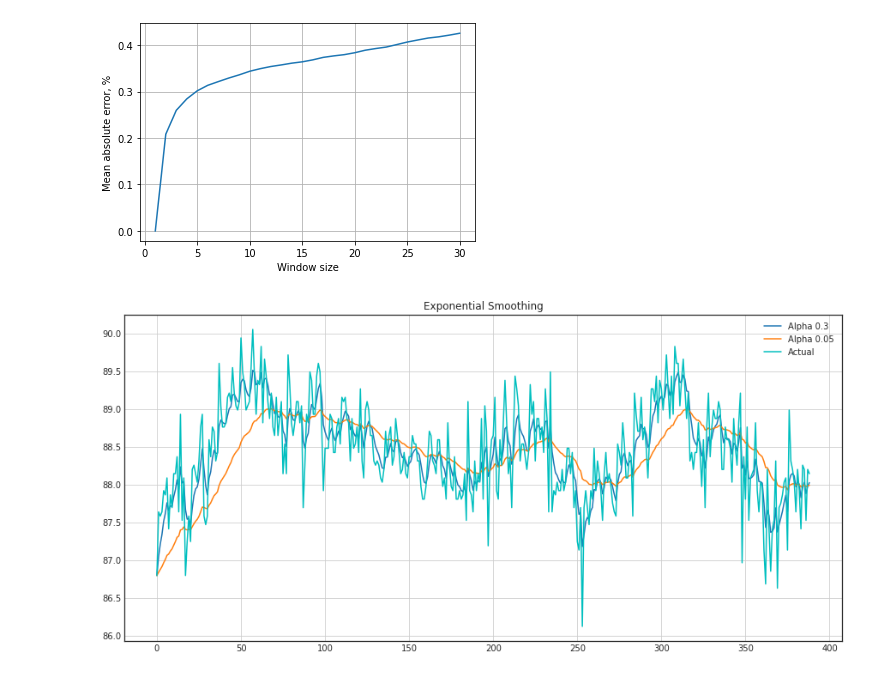
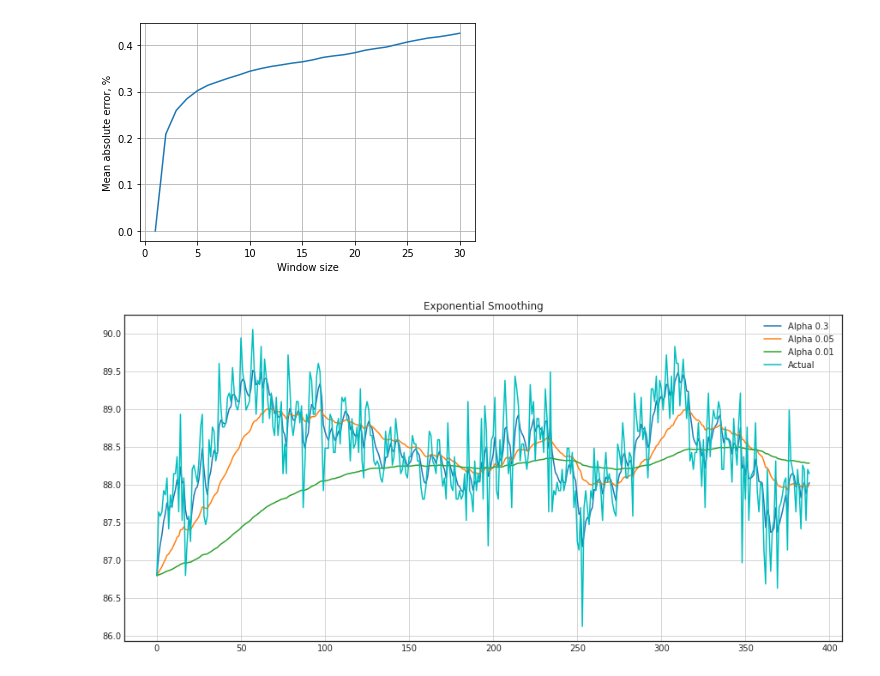
Before and after one commit to ivanokhotnikov/effmap, a Jupyter notebook: Notebooks/validation.ipynb, the cells around one changed output. Drawn from its saved outputs; the diff is of its cells as text; code cells hidden in the pictures.

```diff
--- a/Notebooks/validation.ipynb
+++ b/Notebooks/validation.ipynb
@@ -228,6 +212,6 @@ def plotExponentialSmoothing(series, alphas):
         plt.title("Exponential Smoothing")
         plt.grid(True)
 # %%
-plotExponentialSmoothing(df_forward, [0.3, 0.05])
+plotExponentialSmoothing(df_forward, [0.3, 0.05, 0.01])
 # %% [output]
-[figure, old version]
+[figure, new version]
```
Also changed, not shown: parts of 6 cells of this notebook, 1 other file.
